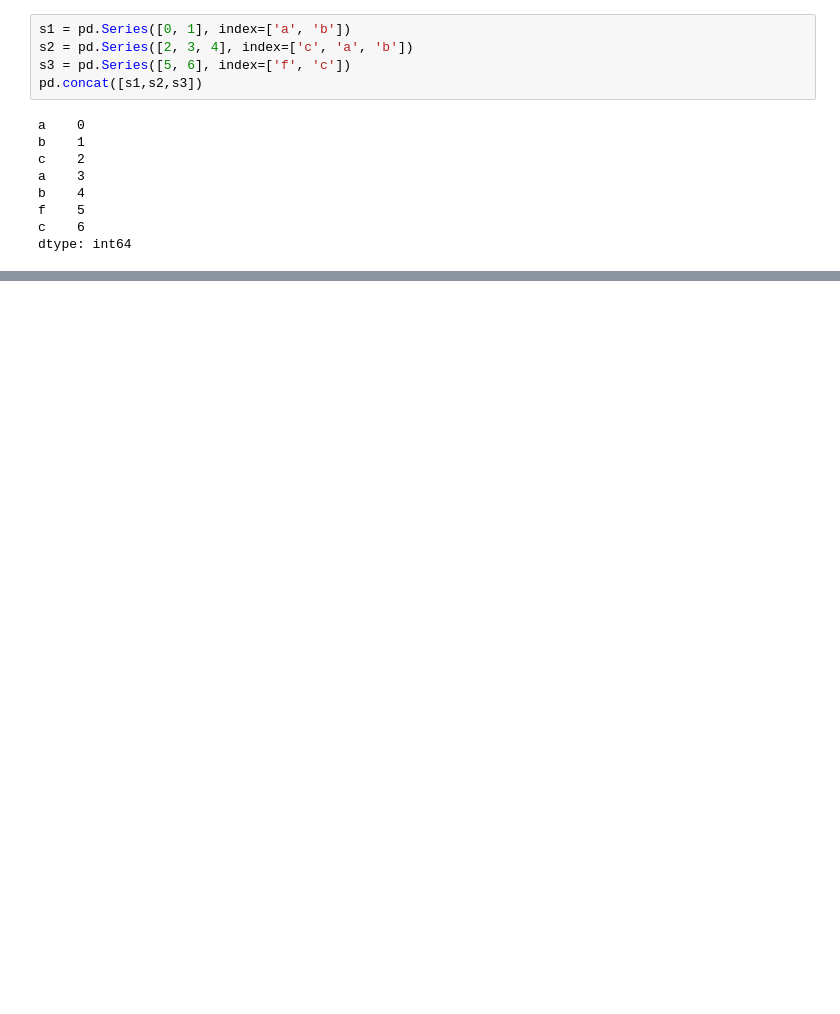
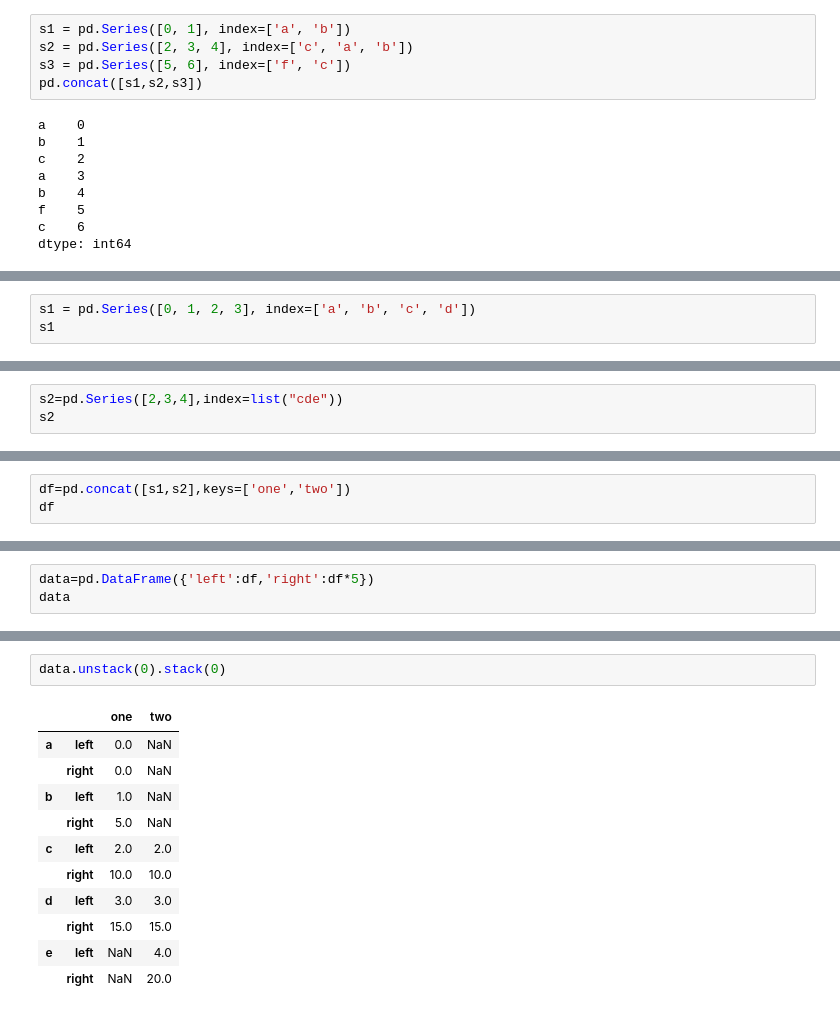
Before and after one commit to ShrajanKumar/python_libraries, a Jupyter notebook: 4 Data_wrangling (Join combine reshape).ipynb, the cells around one changed output, grey strips where cells are left out. Saved outputs shown, nothing was run; the diff lists cells and outputs as text; blank space fills up the shorter version.

```diff
--- a/Data_wrangling (Join combine reshape).ipynb
+++ b/4 Data_wrangling (Join combine reshape).ipynb
@@ -804,0 +1090,3 @@ dtype: int64
+# %%
+s1 = pd.Series([0, 1, 2, 3], index=['a', 'b', 'c', 'd'])
+s1
@@ -804,0 +1099,3 @@ dtype: int64
+# %%
+s2=pd.Series([2,3,4],index=list("cde"))
+s2
@@ -804,0 +1107,3 @@ dtype: int64
+# %%
+df=pd.concat([s1,s2],keys=['one','two'])
+df
@@ -804,0 +1155,3 @@ dtype: int64
+# %%
+data=pd.DataFrame({'left':df,'right':df*5})
+data
@@ -804,0 +1188,14 @@ dtype: int64
+# %%
+data.unstack(0).stack(0)
+# %% [output]
+|  |  | one | two |
+| a | left | 0.0 | NaN |
+|  | right | 0.0 | NaN |
+| b | left | 1.0 | NaN |
+|  | right | 5.0 | NaN |
+| c | left | 2.0 | 2.0 |
+|  | right | 10.0 | 10.0 |
+| d | left | 3.0 | 3.0 |
+|  | right | 15.0 | 15.0 |
+| e | left | NaN | 4.0 |
+|  | right | NaN | 20.0 |
```
Also changed, not shown: parts of 71 cells of this notebook.
